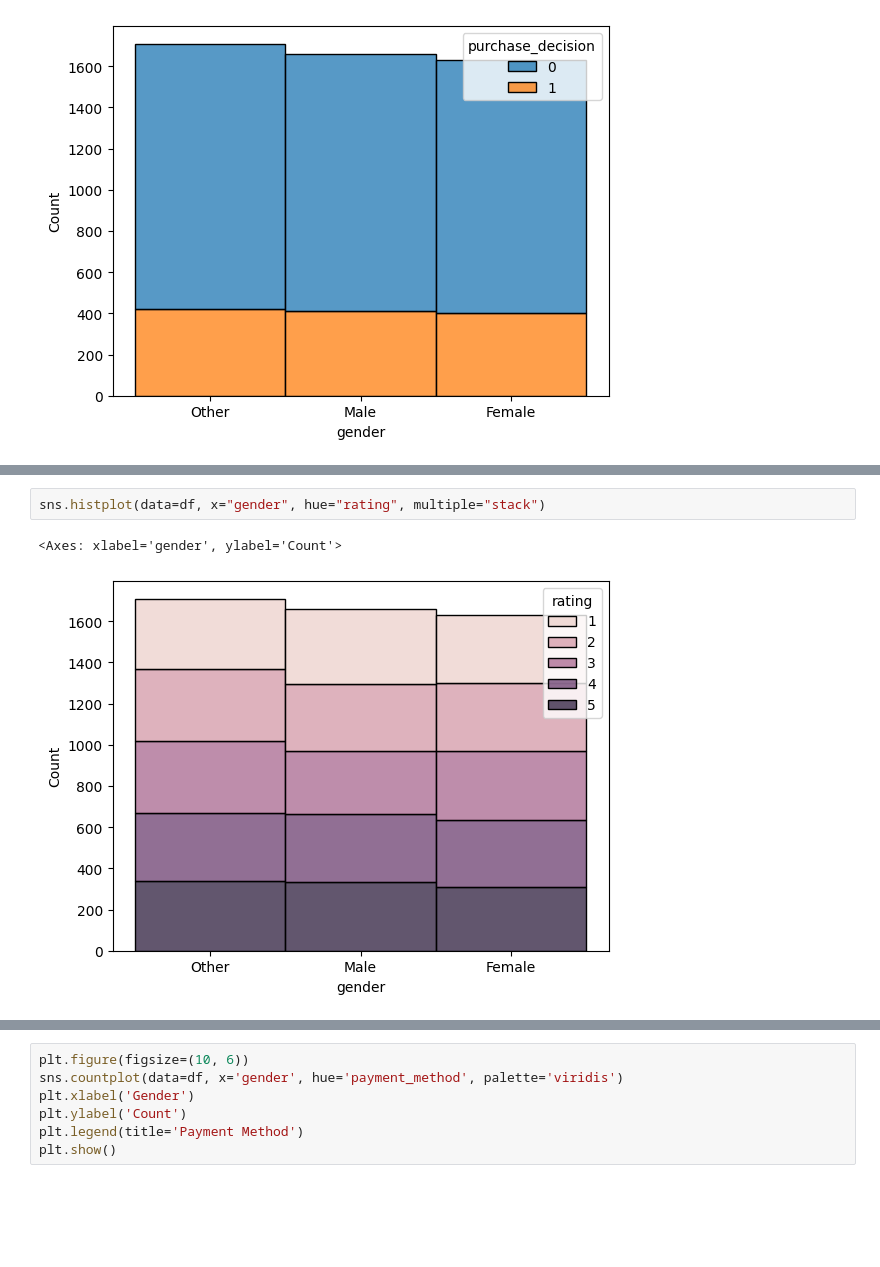
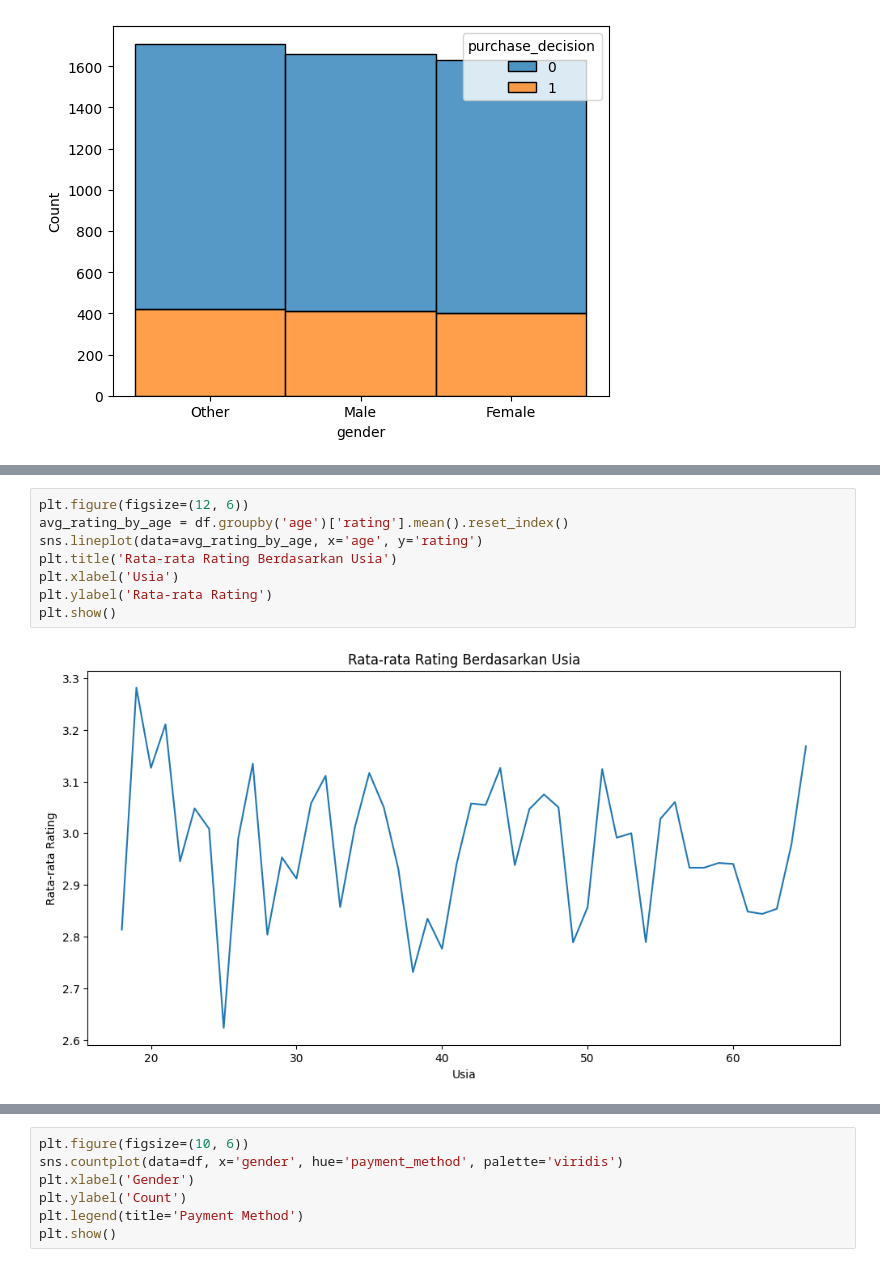
Before and after one commit to Arfan-Susanto/Projek-Data-Analyst, a Jupyter notebook: (Progress) Kaggle - AI-Driven Consumer Behavior/Progress.ipynb, the cells around one changed output, grey strips where cells are left out. Saved outputs shown, nothing was run; the diff lists cells and outputs as text; blank space fills up the shorter version.

```diff
--- a/(Progress) Kaggle - AI-Driven Consumer Behavior/Progress.ipynb
+++ b/(Progress) Kaggle - AI-Driven Consumer Behavior/Progress.ipynb
@@ -264,7 +255,12 @@ sns.histplot(data=df, x="age", hue="rating", multiple="stack", kde=True)
-# %%
-sns.histplot(data=df, x="gender", hue="rating", multiple="stack")
-# %% [output]
-<Axes: xlabel='gender', ylabel='Count'>
-[figure, removed]
+# %%
+plt.figure(figsize=(12, 6))
+avg_rating_by_age = df.groupby('age')['rating'].mean().reset_index()
+sns.lineplot(data=avg_rating_by_age, x='age', y='rating')
+plt.title('Rata-rata Rating Berdasarkan Usia')
+plt.xlabel('Usia')
+plt.ylabel('Rata-rata Rating')
+plt.show()
+# %% [output]
+[figure, added]
 # %%
 plt.figure(figsize=(10, 6))
```
Also changed, not shown: parts of 8 cells of this notebook.
